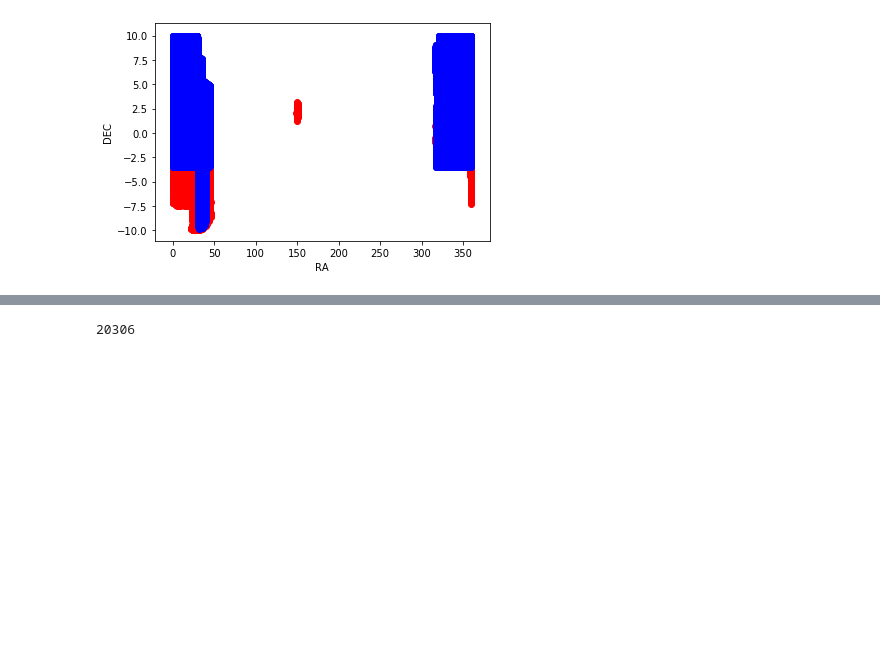
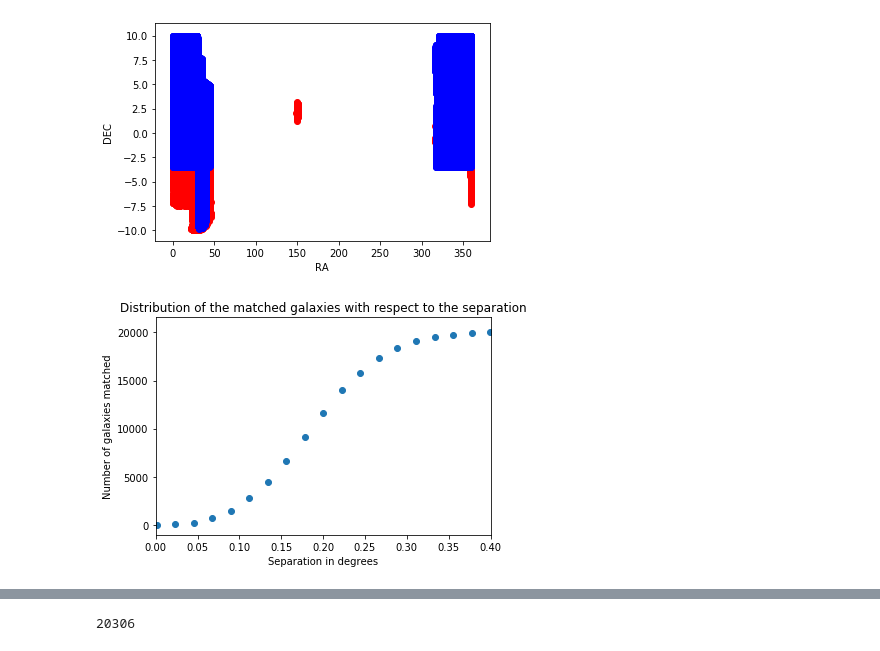
Before and after one commit to JimenaGonzalez/Simulations-Double-Source-Gravitational-Lensing, a Jupyter notebook: Matching RedMagic and SDSS.ipynb, the cells around one changed output, grey strips where cells are left out. Cells and saved outputs as stored; diff of their text form; code cells hidden in the pictures; blank space fills up the shorter version.

Commit message:
Added distribution of separation clear 	q q exit exit( exit()

```diff
--- a/Matching RedMagic and SDSS.ipynb
+++ b/Matching RedMagic and SDSS.ipynb
@@ -101,3 +101,23 @@ def match(lon_1, lat_1, lon_2, lat_2, sep, unique=True):
         idx = df.groupby(['index']).idxmin().values.astype(int)
         idx_1, idx_2, d2d = idx_1[idx], idx_2[idx], d2d[idx]
     return idx, idx_1, idx_2, d2d, c_2, distances  #c2 will be the smallest catalog
+# %%
+# Distribution with respect to the separation
+sep = np.linspace(0.001,3.3,150)
+distribution = []
+lat1, lon1 = d_veldisp['dec'], d_veldisp['ra']
+lat2, lon2 = d_redmagic['dec'], d_redmagic['ra']
+for s in sep:
+    idx, ind1, ind2, d2d, c_2, distances = match(lon1, lat1, lon2, lat2, s, True)
+    idx, ind1, ind2, d2d = np.array(idx[:,0]), np.array(ind1[:,0]), np.array(ind2[:,0]), np.array(d2d[:,0])
+    c2_ra, c2_dec = c_2.ra.degree[ind2], c_2.dec.degree[ind2]
+    distribution.append(len(c2_ra))
+# %%
+plt.scatter(sep, distribution)
+plt.xlabel('Separation in degrees')
+plt.ylabel('Number of galaxies matched')
+plt.title('Distribution of the matched galaxies with respect to the separation')
+plt.xlim(0,0.4)
+plt.show()
+# %% [output]
+[figure, added]
```
Also changed, not shown: parts of 2 cells of this notebook.
